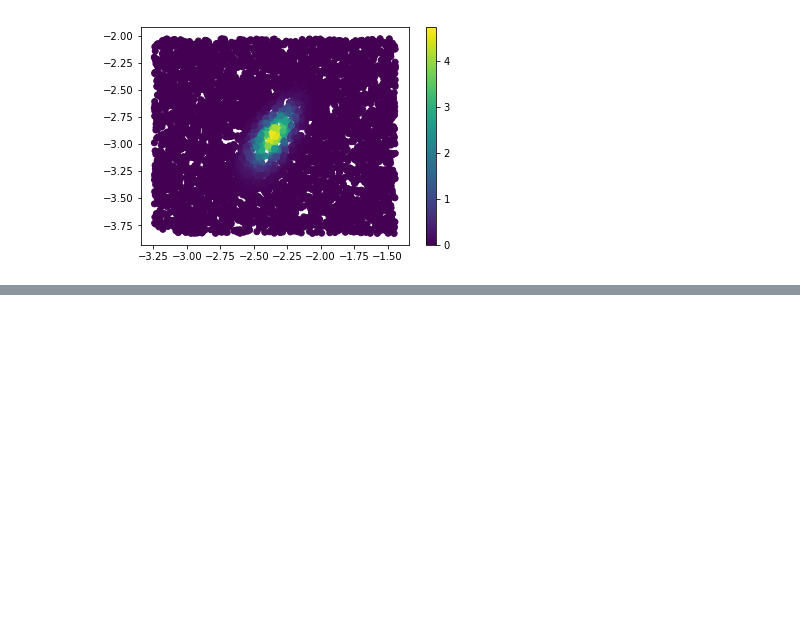
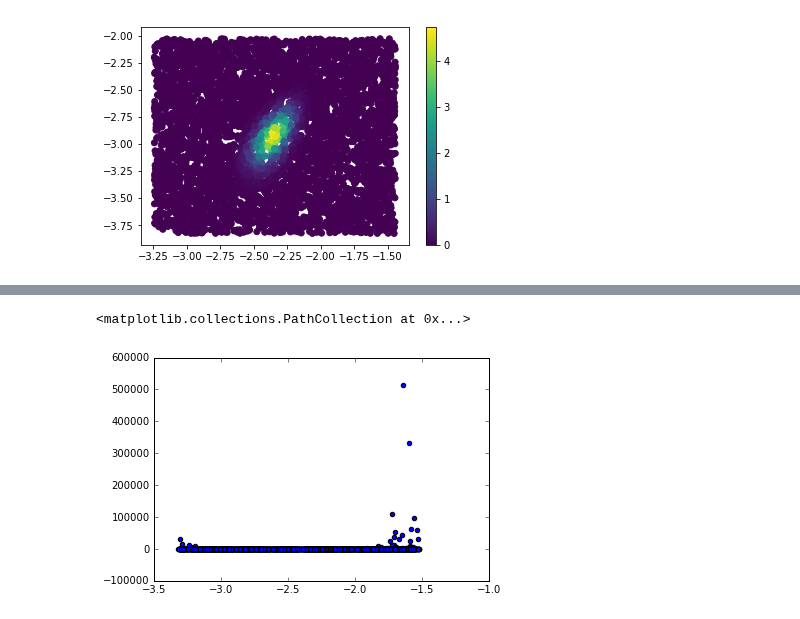
Before and after one commit to oliverphilcox/ChempyMulti, a Jupyter notebook: Scoring - Integration.ipynb, the cells around one changed output, grey strips where cells are left out. Saved outputs shown, nothing was run; the diff lists cells and outputs as text; code cells hidden in the pictures; blank space fills up the shorter version.

```diff
--- a/Scoring - Integration.ipynb
+++ b/Scoring - Integration.ipynb
@@ -329,0 +335,5 @@ plt.colorbar()
+# %%
+plt.scatter(d1,d3)
+# %% [output]
+<matplotlib.collections.PathCollection at 0x...>
+[figure, added]
```
Also changed, not shown: parts of 18 cells of this notebook, 17 other files.
